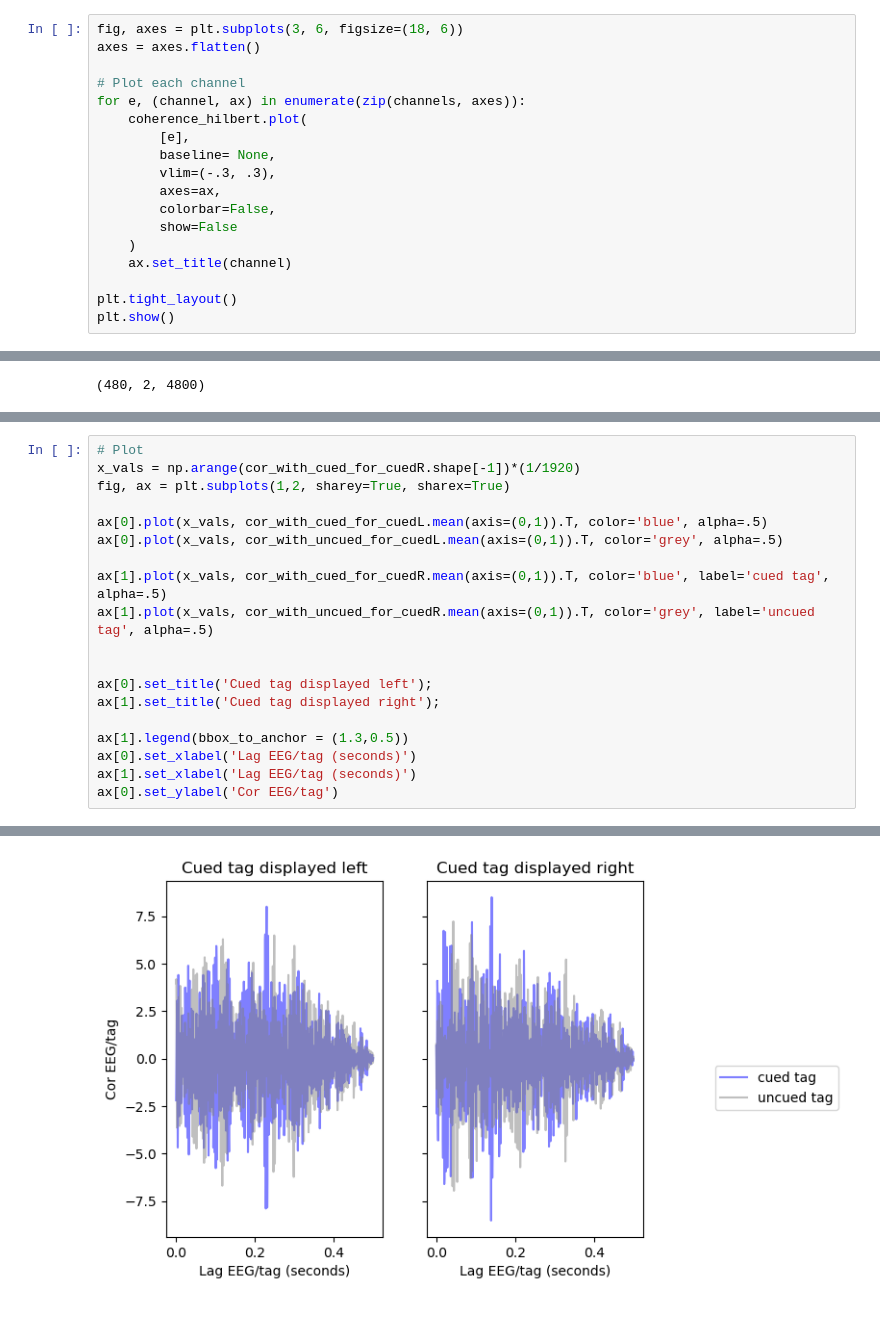
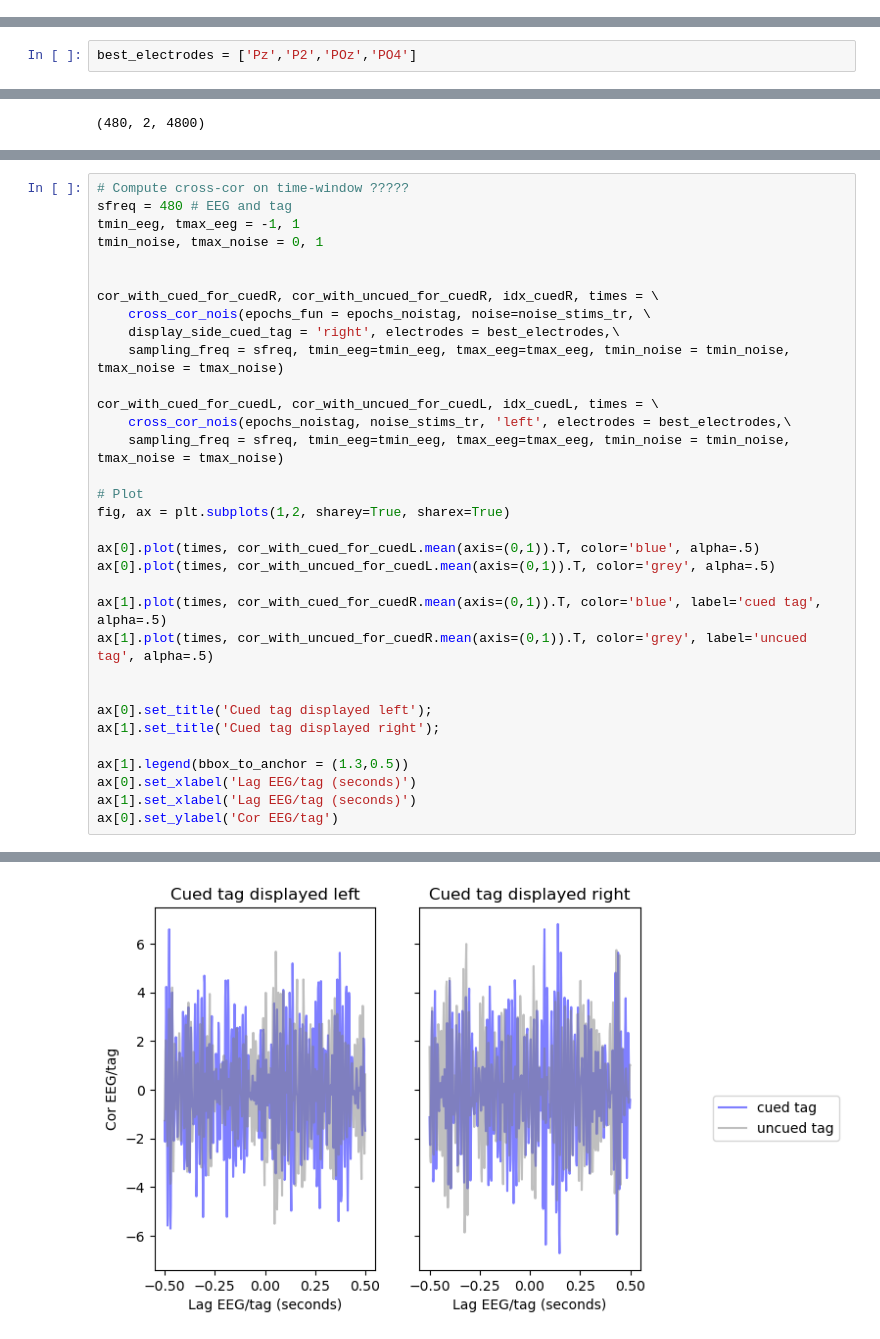
Before and after one commit to LpZamora/RIFT_thesis_expe1, a Jupyter notebook: 3_analysis_template.ipynb, the cells around one changed output, grey strips where cells are left out. Drawn from its saved outputs; the diff is of its cells as text.

```diff
--- a/3_analysis_template.ipynb
+++ b/3_analysis_template.ipynb
@@ -299,18 +354,0 @@ Applying baseline correction (mode: mean)
-# %%
-fig, axes = plt.subplots(3, 6, figsize=(18, 6))
-axes = axes.flatten()
-
-# Plot each channel
-for e, (channel, ax) in enumerate(zip(channels, axes)):
-    coherence_hilbert.plot(
-        [e],
-        baseline= None,
-        vlim=(-.3, .3),
-        axes=ax,
-        colorbar=False,
-        show=False
-    )
-    ax.set_title(channel)
-
-plt.tight_layout()
-plt.show()
@@ -435,3 +447,5 @@ best_electrodes_coherence = np.array(epochs.info['ch_names'])[np.argsort(itc_60_
+# %%
+best_electrodes = ['Pz','P2','POz','PO4']
 # %% [markdown]
 # 2 - Testing for an attentional effect
 ### Comparing SNR across cued conditions
@@ -725,22 +695,36 @@ plt.show()
 # %%
+# Compute cross-cor on time-window ?????
+sfreq = 480 # EEG and tag
+tmin_eeg, tmax_eeg = -1, 1
+tmin_noise, tmax_noise = 0, 1
+
+
+cor_with_cued_for_cuedR, cor_with_uncued_for_cuedR, idx_cuedR, times = \
+    cross_cor_nois(epochs_fun = epochs_noistag, noise=noise_stims_tr, \
+    display_side_cued_tag = 'right', electrodes = best_electrodes,\
+    sampling_freq = sfreq, tmin_eeg=tmin_eeg, tmax_eeg=tmax_eeg, tmin_noise = tmin_noise, tmax_noise = tmax_noise)
+
+cor_with_cued_for_cuedL, cor_with_uncued_for_cuedL, idx_cuedL, times = \
+    cross_cor_nois(epochs_noistag, noise_stims_tr, 'left', electrodes = best_electrodes,\
+    sampling_freq = sfreq, tmin_eeg=tmin_eeg, tmax_eeg=tmax_eeg, tmin_noise = tmin_noise, tmax_noise = tmax_noise)
+
 # Plot
-x_vals = np.arange(cor_with_cued_for_cuedR.shape[-1])*(1/1920)
 fig, ax = plt.subplots(1,2, sharey=True, sharex=True)
 
-ax[0].plot(x_vals, cor_with_cued_for_cuedL.mean(axis=(0,1)).T, color='blue', alpha=.5)
-ax[0].plot(x_vals, cor_with_uncued_for_cuedL.mean(axis=(0,1)).T, color='grey', alpha=.5)
+ax[0].plot(times, cor_with_cued_for_cuedL.mean(axis=(0,1)).T, color='blue', alpha=.5)
+ax[0].plot(times, cor_with_uncued_for_cuedL.mean(axis=(0,1)).T, color='grey', alpha=.5)
 
-ax[1].plot(x_vals, cor_with_cued_for_cuedR.mean(axis=(0,1)).T, color='blue', label='cued tag', alpha=.5)
-ax[1].plot(x_vals, cor_with_uncued_for_cuedR.mean(axis=(0,1)).T, color='grey', label='uncued tag', alpha=.5)
+ax[1].plot(times, cor_with_cued_for_cuedR.mean(axis=(0,1)).T, color='blue', label='cued tag', alpha=.5)
+ax[1].plot(times, cor_with_uncued_for_cuedR.mean(axis=(0,1)).T, color='grey', label='uncued tag', alpha=.5)
 
 
 ax[0].set_title('Cued tag displayed left');
 ax[1].set_title('Cued tag displayed right');
 
 ax[1].legend(bbox_to_anchor = (1.3,0.5))
 ax[0].set_xlabel('Lag EEG/tag (seconds)')
 ax[1].set_xlabel('Lag EEG/tag (seconds)')
 ax[0].set_ylabel('Cor EEG/tag')
 # %% [output]
 Text(0, 0.5, 'Cor EEG/tag')
-[figure, old version]
+[figure, new version]
```
Also changed, not shown: parts of 40 cells of this notebook.
